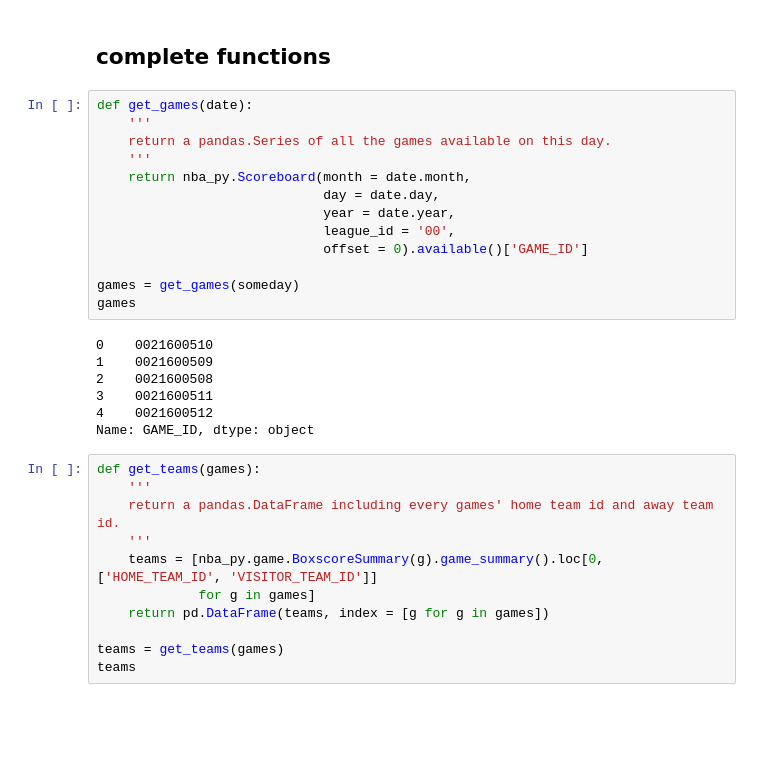
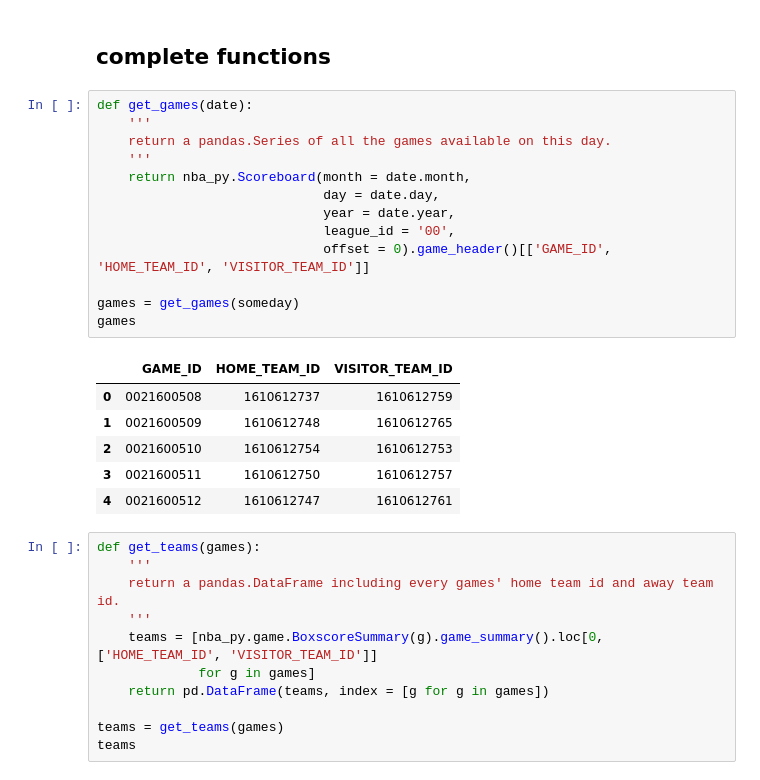
Before and after one commit to wonderui/Hoop_Fantasy, a Jupyter notebook: functions_test.ipynb, the cells around one changed output. Saved outputs shown, nothing was run; the diff lists cells and outputs as text; blank space fills up the shorter version.

```diff
--- a/functions_test.ipynb
+++ b/functions_test.ipynb
@@ -19,23 +19,23 @@ someday = datetime.date(2017, 1, 1)
 # %%
 def get_games(date):
     '''
     return a pandas.Series of all the games available on this day.
     '''
     return nba_py.Scoreboard(month = date.month,
                              day = date.day,
                              year = date.year,
                              league_id = '00',
-                             offset = 0).available()['GAME_ID']
+                             offset = 0).game_header()[['GAME_ID', 'HOME_TEAM_ID', 'VISITOR_TEAM_ID']]
 
 games = get_games(someday)
 games
 # %% [output]
-0    0021600510
-1    0021600509
-2    0021600508
-3    0021600511
-4    0021600512
-Name: GAME_ID, dtype: object
+|  | GAME_ID | HOME_TEAM_ID | VISITOR_TEAM_ID |
+| 0 | 0021600508 | 1610612737 | 1610612759 |
+| 1 | 0021600509 | 1610612748 | 1610612765 |
+| 2 | 0021600510 | 1610612754 | 1610612753 |
+| 3 | 0021600511 | 1610612750 | 1610612757 |
+| 4 | 0021600512 | 1610612747 | 1610612761 |
 # %%
 def get_teams(games):
     '''
```
Also changed, not shown: parts of 6 cells of this notebook, 1 other file.
